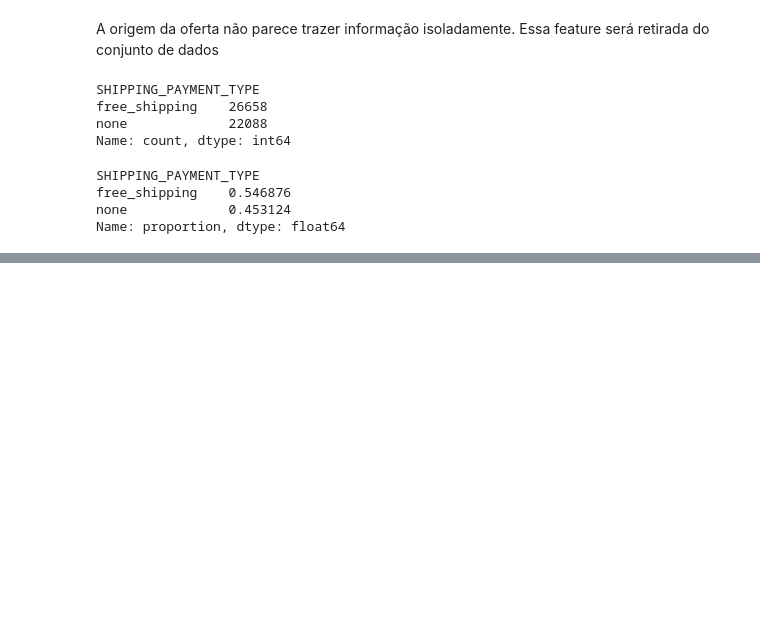
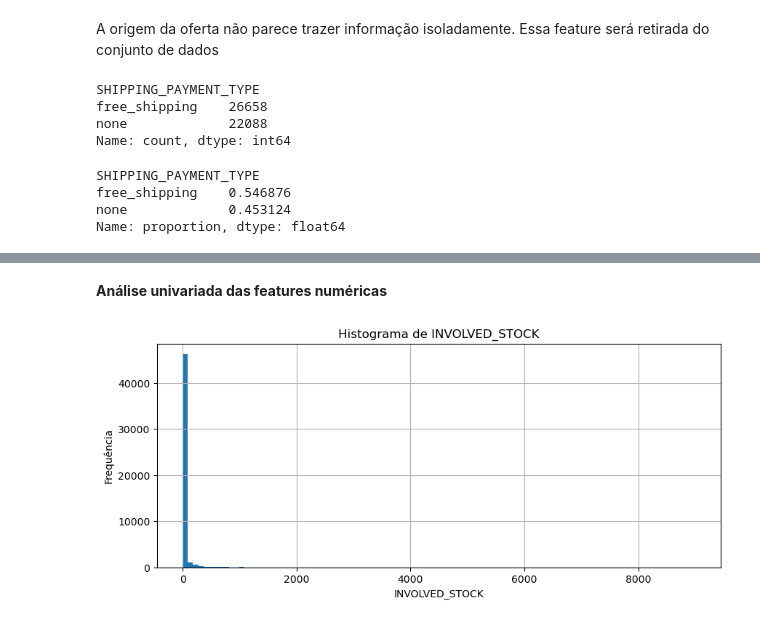
Before and after one commit to remarchese/meli_technical_challenge, a Jupyter notebook: DS Challenge - Case 1.ipynb, the cells around one changed output, grey strips where cells are left out. Saved outputs shown, nothing was run; the diff lists cells and outputs as text; code cells hidden in the pictures; blank space fills up the shorter version.

```diff
--- a/DS Challenge - Case 1.ipynb
+++ b/DS Challenge - Case 1.ipynb
@@ -279,0 +362,3 @@ Como 54% das ofertas tiveram envio gratuito (free_shipping), imagina-se que os d
+# %%
+# separando o site do domínio. Como são todos dados do México, usei apenas o domínio
+df['DOMAIN_ID'] = df['DOMAIN_ID'].str.split("-", expand=True)[1]
@@ -279,0 +382,11 @@ Como 54% das ofertas tiveram envio gratuito (free_shipping), imagina-se que os d
+# %% [markdown]
+**Análise univariada das features numéricas**
+# %%
+# distribuição dos dados com histograma.
+df.INVOLVED_STOCK.hist(bins=100, figsize=(10,4))
+plt.xlabel('INVOLVED_STOCK')
+plt.ylabel('Frequência')
+plt.title('Histograma de INVOLVED_STOCK')
+plt.show()
+# %% [output]
+[figure, added]
```
Also changed, not shown: parts of 22 cells of this notebook.
